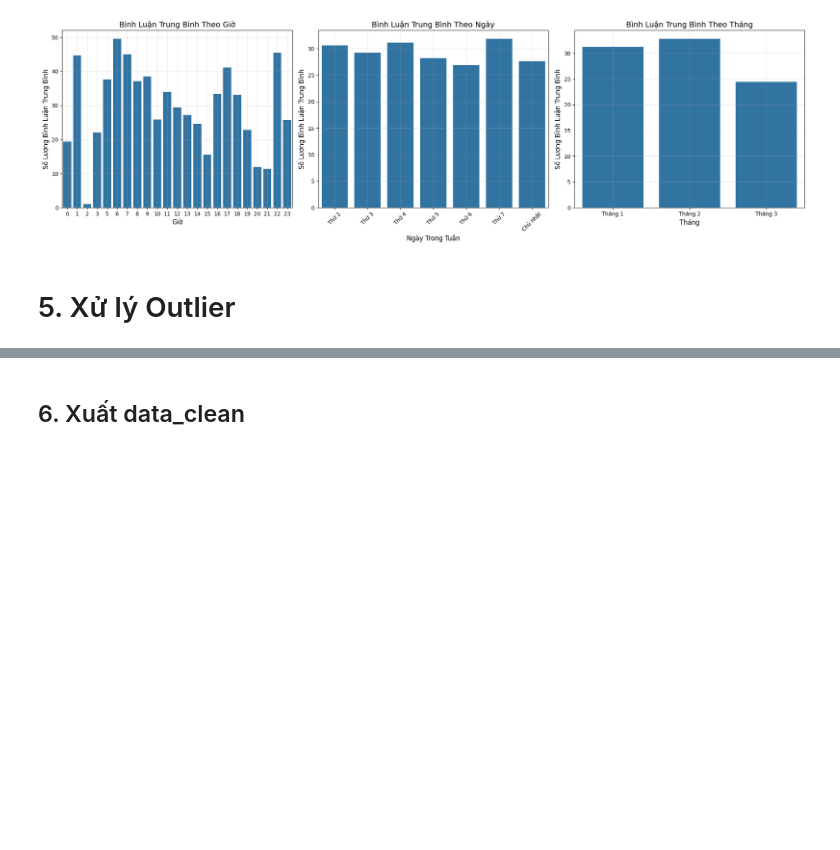
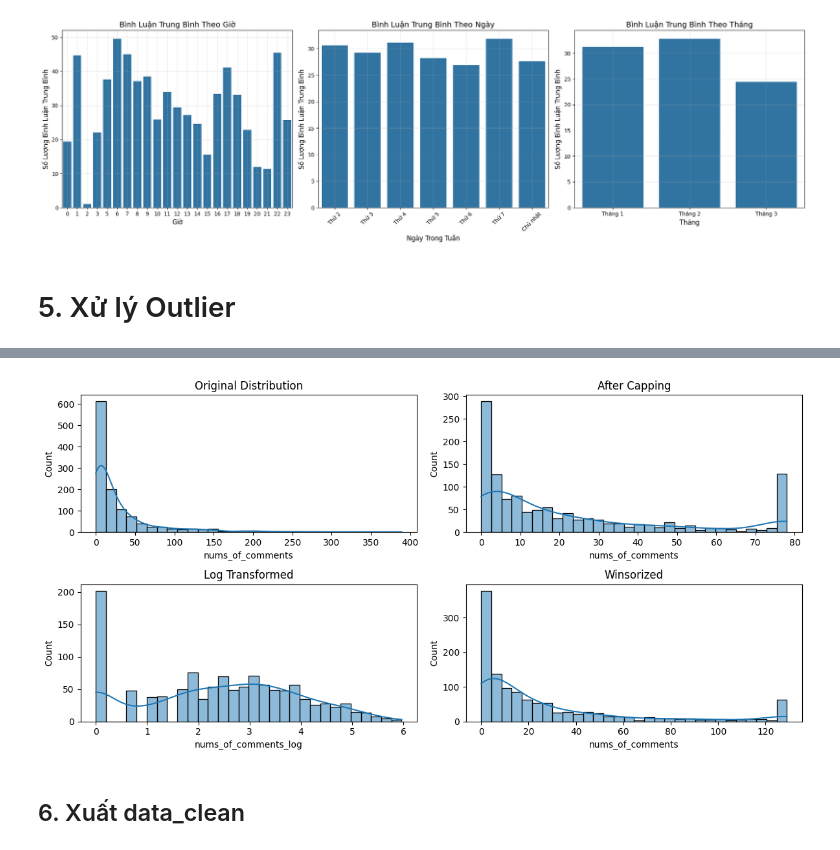
Before and after one commit to givoxxs/vnexpress-analysis-project, a Jupyter notebook: notebooks/02_data_cleaning.ipynb, the cells around one changed output, grey strips where cells are left out. Saved outputs shown, nothing was run; the diff lists cells and outputs as text; code cells hidden in the pictures; blank space fills up the shorter version.

```diff
--- a/notebooks/02_data_cleaning.ipynb
+++ b/notebooks/02_data_cleaning.ipynb
@@ -327,3 +404,28 @@ df_clean.describe().T
+# %%
+# So sánh phân phối trước và sau khi xử lý outlier
+plt.figure(figsize=(12, 6))
+
+# Ví dụ với 'nums_of_comments'
+plt.subplot(2, 2, 1)
+sns.histplot(df_clean['nums_of_comments'], kde=True, bins=30)
+plt.title('Original Distribution')
+
+plt.subplot(2, 2, 2)
+sns.histplot(df_capped['nums_of_comments'], kde=True, bins=30)
+plt.title('After Capping')
+
+plt.subplot(2, 2, 3)
+sns.histplot(df_log['nums_of_comments_log'], kde=True, bins=30)
+plt.title('Log Transformed')
+
+plt.subplot(2, 2, 4)
+sns.histplot(df_winsorized['nums_of_comments'], kde=True, bins=30)
+plt.title('Winsorized')
+
+plt.tight_layout()
+plt.show()
+# %% [output]
+[figure, added]
 # %% [markdown]
 ## 6. Xuất data_clean
 # %%
```
Also changed, not shown: parts of 5 cells of this notebook, 1 other file.
